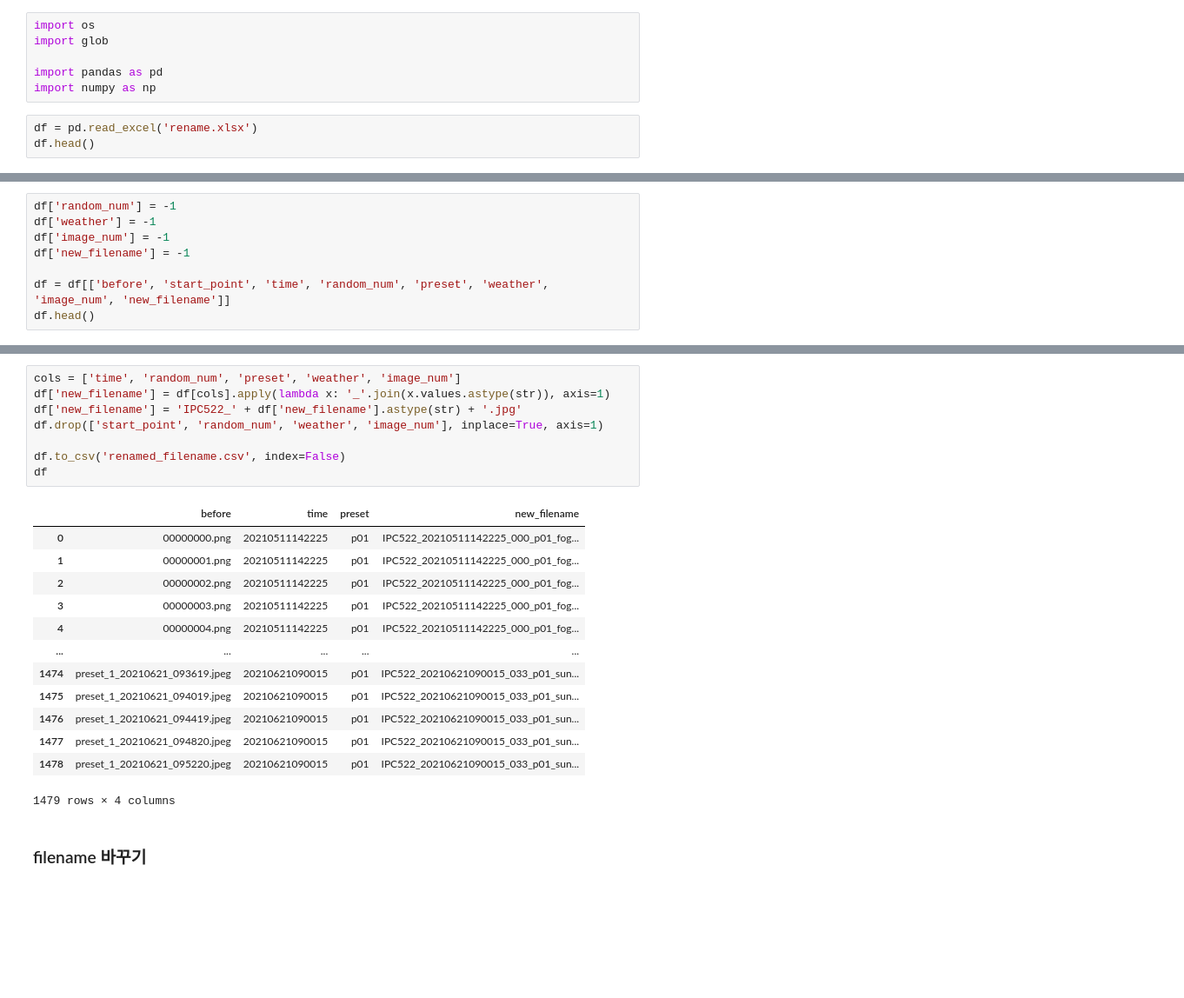
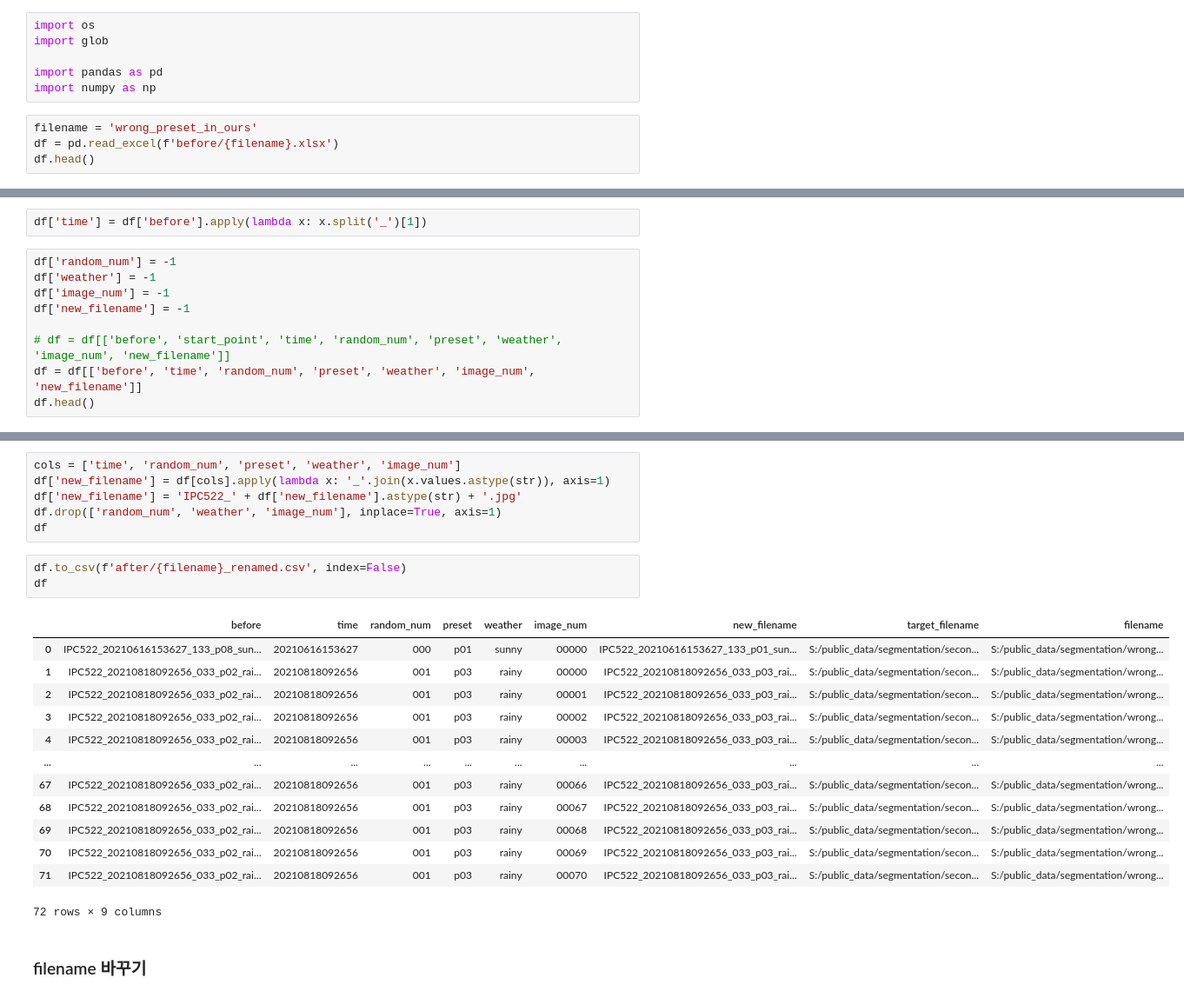
Before and after one commit to gjustin40/workspace, a Jupyter notebook: renaming/renaming.ipynb, the cells around one changed output, grey strips where cells are left out. Shown at 87% size. Drawn from its saved outputs; the diff is of its cells as text; blank space fills up the shorter version.

```diff
--- a/renaming/renaming.ipynb
+++ b/renaming/renaming.ipynb
@@ -75,6 +76,7 @@ import glob
 import pandas as pd
 import numpy as np
 # %%
-df = pd.read_excel('rename.xlsx')
+filename = 'wrong_preset_in_ours'
+df = pd.read_excel(f'before/{filename}.xlsx')
 df.head()
 # %% [output]
@@ -87,9 +89,12 @@ df.head()
+# %%
+df['time'] = df['before'].apply(lambda x: x.split('_')[1])
 # %%
 df['random_num'] = -1
 df['weather'] = -1
 df['image_num'] = -1
 df['new_filename'] = -1
 
-df = df[['before', 'start_point', 'time', 'random_num', 'preset', 'weather', 'image_num', 'new_filename']]
+# df = df[['before', 'start_point', 'time', 'random_num', 'preset', 'weather', 'image_num', 'new_filename']]
+df = df[['before', 'time', 'random_num', 'preset', 'weather', 'image_num', 'new_filename']]
 df.head()
 # %% [output]
@@ -130,25 +137,26 @@ df
+# %%
+cols = ['time', 'random_num', 'preset', 'weather', 'image_num']
+df['new_filename'] = df[cols].apply(lambda x: '_'.join(x.values.astype(str)), axis=1)
+df['new_filename'] = 'IPC522_' + df['new_filename'].astype(str) + '.jpg'
+df.drop(['random_num', 'weather', 'image_num'], inplace=True, axis=1)
+df
 # %%
-cols = ['time', 'random_num', 'preset', 'weather', 'image_num']
-df['new_filename'] = df[cols].apply(lambda x: '_'.join(x.values.astype(str)), axis=1)
-df['new_filename'] = 'IPC522_' + df['new_filename'].astype(str) + '.jpg'
-df.drop(['start_point', 'random_num', 'weather', 'image_num'], inplace=True, axis=1)
-
-df.to_csv('renamed_filename.csv', index=False)
+df.to_csv(f'after/{filename}_renamed.csv', index=False)
 df
 # %% [output]
-|  | before | time | preset | new_filename |
-| 0 | 00000000.png | 20210511142225 | p01 | IPC522_20210511142225_000_p01_fog... |
-| 1 | 00000001.png | 20210511142225 | p01 | IPC522_20210511142225_000_p01_fog... |
-| 2 | 00000002.png | 20210511142225 | p01 | IPC522_20210511142225_000_p01_fog... |
-| 3 | 00000003.png | 20210511142225 | p01 | IPC522_20210511142225_000_p01_fog... |
-| 4 | 00000004.png | 20210511142225 | p01 | IPC522_20210511142225_000_p01_fog... |
-| ... | ... | ... | ... | ... |
-| 1474 | preset_1_20210621_093619.jpeg | 20210621090015 | p01 | IPC522_20210621090015_033_p01_sun... |
-| 1475 | preset_1_20210621_094019.jpeg | 20210621090015 | p01 | IPC522_20210621090015_033_p01_sun... |
-| 1476 | preset_1_20210621_094419.jpeg | 20210621090015 | p01 | IPC522_20210621090015_033_p01_sun... |
-| 1477 | preset_1_20210621_094820.jpeg | 20210621090015 | p01 | IPC522_20210621090015_033_p01_sun... |
-| 1478 | preset_1_20210621_095220.jpeg | 20210621090015 | p01 | IPC522_20210621090015_033_p01_sun... |
+|  | before | time | random_num | preset | weather | image_num | new_filename | target_filename | filename |
+| 0 | IPC522_20210616153627_133_p08_sun... | 20210616153627 | 000 | p01 | sunny | 00000 | IPC522_20210616153627_133_p01_sun... | S:/public_data/segmentation/secon... | S:/public_data/segmentation/wrong... |
+| 1 | IPC522_20210818092656_033_p02_rai... | 20210818092656 | 001 | p03 | rainy | 00000 | IPC522_20210818092656_033_p03_rai... | S:/public_data/segmentation/secon... | S:/public_data/segmentation/wrong... |
+| 2 | IPC522_20210818092656_033_p02_rai... | 20210818092656 | 001 | p03 | rainy | 00001 | IPC522_20210818092656_033_p03_rai... | S:/public_data/segmentation/secon... | S:/public_data/segmentation/wrong... |
+| 3 | IPC522_20210818092656_033_p02_rai... | 20210818092656 | 001 | p03 | rainy | 00002 | IPC522_20210818092656_033_p03_rai... | S:/public_data/segmentation/secon... | S:/public_data/segmentation/wrong... |
+| 4 | IPC522_20210818092656_033_p02_rai... | 20210818092656 | 001 | p03 | rainy | 00003 | IPC522_20210818092656_033_p03_rai... | S:/public_data/segmentation/secon... | S:/public_data/segmentation/wrong... |
+| ... | ... | ... | ... | ... | ... | ... | ... | ... | ... |
+| 67 | IPC522_20210818092656_033_p02_rai... | 20210818092656 | 001 | p03 | rainy | 00066 | IPC522_20210818092656_033_p03_rai... | S:/public_data/segmentation/secon... | S:/public_data/segmentation/wrong... |
+| 68 | IPC522_20210818092656_033_p02_rai... | 20210818092656 | 001 | p03 | rainy | 00067 | IPC522_20210818092656_033_p03_rai... | S:/public_data/segmentation/secon... | S:/public_data/segmentation/wrong... |
+| 69 | IPC522_20210818092656_033_p02_rai... | 20210818092656 | 001 | p03 | rainy | 00068 | IPC522_20210818092656_033_p03_rai... | S:/public_data/segmentation/secon... | S:/public_data/segmentation/wrong... |
+| 70 | IPC522_20210818092656_033_p02_rai... | 20210818092656 | 001 | p03 | rainy | 00069 | IPC522_20210818092656_033_p03_rai... | S:/public_data/segmentation/secon... | S:/public_data/segmentation/wrong... |
+| 71 | IPC522_20210818092656_033_p02_rai... | 20210818092656 | 001 | p03 | rainy | 00070 | IPC522_20210818092656_033_p03_rai... | S:/public_data/segmentation/secon... | S:/public_data/segmentation/wrong... |
-1479 rows × 4 columns
+72 rows × 9 columns
 # %% [markdown]
 ### filename 바꾸기
 # %%
```
Also changed, not shown: parts of 12 cells of this notebook, 9 other files.
